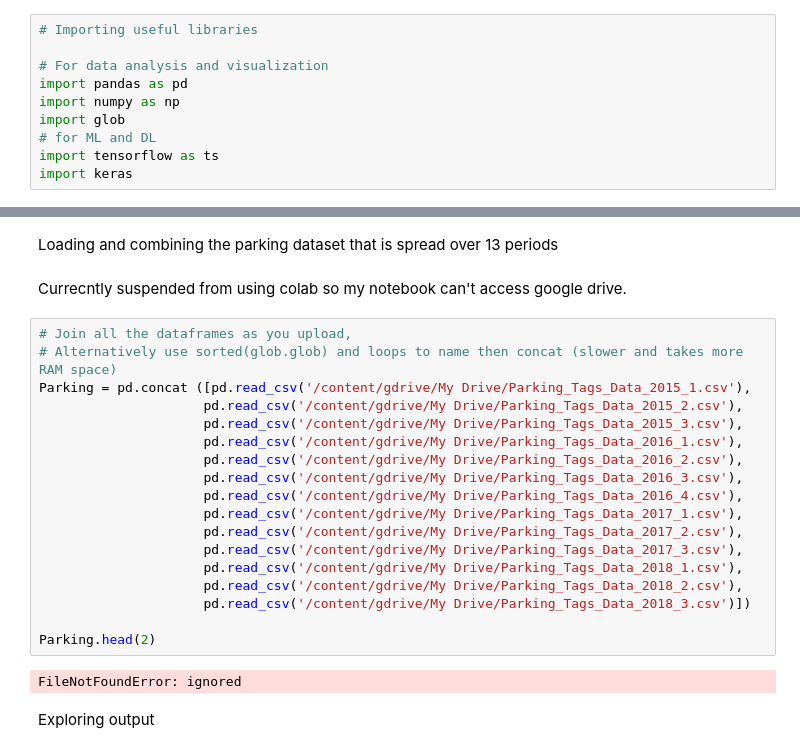
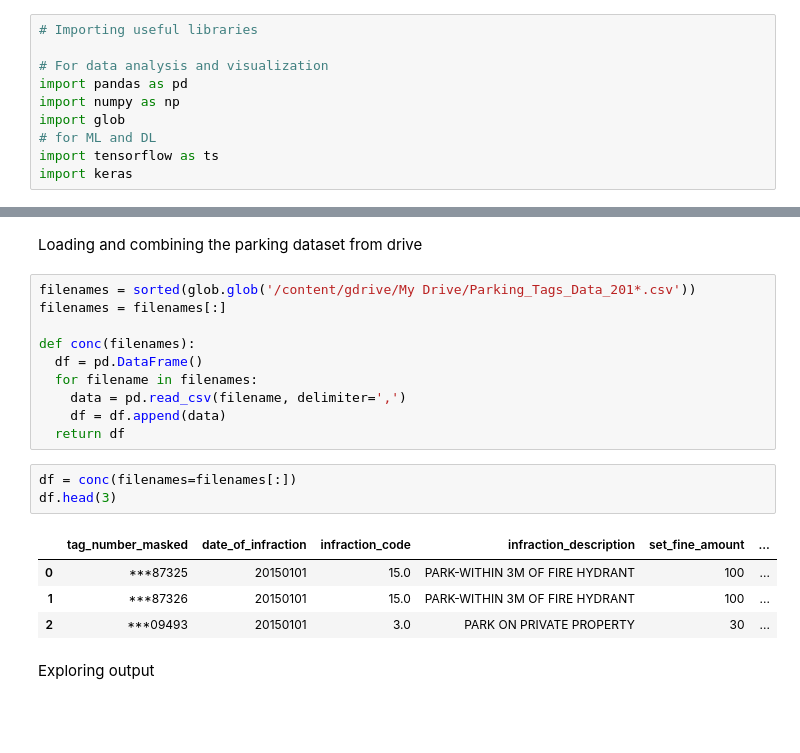
Before and after one commit to KevinLolochum/Classification-Projects-, a Jupyter notebook: Toronto_Parking_Data_Forecasting_revenue_using_Recurrent_Neural_Networks_RNNs(LSTM).ipynb, the cells around one changed output, grey strips where cells are left out. Cells and saved outputs as stored; diff of their text form; blank space fills up the shorter version.

```diff
--- a/Toronto_Parking_Data_Forecasting_revenue_using_Recurrent_Neural_Networks_RNNs(LSTM).ipynb
+++ b/Toronto_Parking_Data_Forecasting_revenue_using_Recurrent_Neural_Networks_RNNs(LSTM).ipynb
@@ -40,28 +29,24 @@ Enter your authorization code:
 Mounted at /content/gdrive
 # %% [markdown]
-Loading and combining the parking dataset that is spread over 13 periods
+Loading and combining the parking dataset from drive
-# %% [markdown]
-Currecntly suspended from using colab so my notebook can't access google drive.
-# %%
-# Join all the dataframes as you upload,
-# Alternatively use sorted(glob.glob) and loops to name then concat (slower and takes more RAM space)
-Parking = pd.concat ([pd.read_csv('/content/gdrive/My Drive/Parking_Tags_Data_2015_1.csv'),
-                     pd.read_csv('/content/gdrive/My Drive/Parking_Tags_Data_2015_2.csv'),
-                     pd.read_csv('/content/gdrive/My Drive/Parking_Tags_Data_2015_3.csv'),
-                     pd.read_csv('/content/gdrive/My Drive/Parking_Tags_Data_2016_1.csv'),
-                     pd.read_csv('/content/gdrive/My Drive/Parking_Tags_Data_2016_2.csv'),
-                     pd.read_csv('/content/gdrive/My Drive/Parking_Tags_Data_2016_3.csv'),
-                     pd.read_csv('/content/gdrive/My Drive/Parking_Tags_Data_2016_4.csv'),
-                     pd.read_csv('/content/gdrive/My Drive/Parking_Tags_Data_2017_1.csv'),
-                     pd.read_csv('/content/gdrive/My Drive/Parking_Tags_Data_2017_2.csv'),
-                     pd.read_csv('/content/gdrive/My Drive/Parking_Tags_Data_2017_3.csv'),
-                     pd.read_csv('/content/gdrive/My Drive/Parking_Tags_Data_2018_1.csv'),
-                     pd.read_csv('/content/gdrive/My Drive/Parking_Tags_Data_2018_2.csv'),
-                     pd.read_csv('/content/gdrive/My Drive/Parking_Tags_Data_2018_3.csv')])
-
-Parking.head(2)
-# %% [output]
-FileNotFoundError: ignored
+# %%
+filenames = sorted(glob.glob('/content/gdrive/My Drive/Parking_Tags_Data_201*.csv'))
+filenames = filenames[:]
+
+def conc(filenames):
+  df = pd.DataFrame()
+  for filename in filenames:
+    data = pd.read_csv(filename, delimiter=',')
+    df = df.append(data)
+  return df
+# %%
+df = conc(filenames=filenames[:])
+df.head(3)
+# %% [output]
+|  | tag_number_masked | date_of_infraction | infraction_code | infraction_description | set_fine_amount | ... |
+| 0 | ***87325 | 20150101 | 15.0 | PARK-WITHIN 3M OF FIRE HYDRANT | 100 | ... |
+| 1 | ***87326 | 20150101 | 15.0 | PARK-WITHIN 3M OF FIRE HYDRANT | 100 | ... |
+| 2 | ***09493 | 20150101 | 3.0 | PARK ON PRIVATE PROPERTY | 30 | ... |
 # %% [markdown]
 Exploring output
 # %%
```
Also changed, not shown: parts of 56 cells of this notebook.
